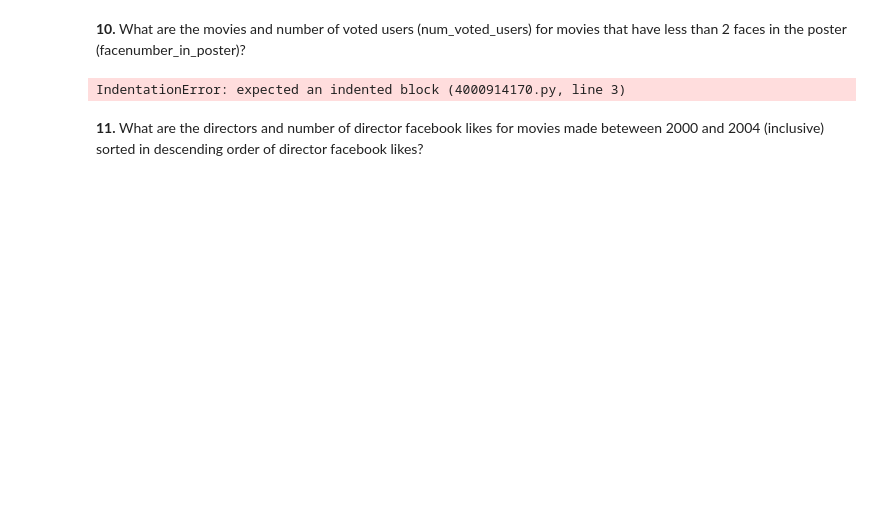
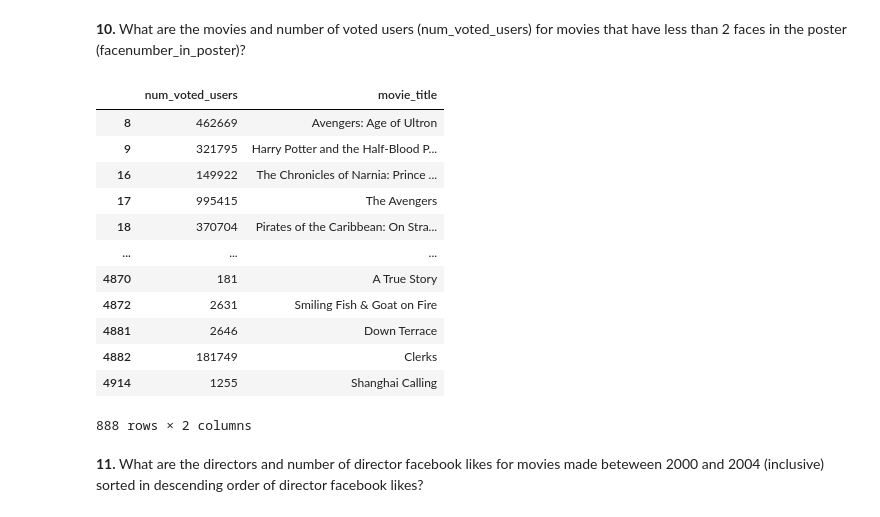
Before and after one commit to allisoncwalker/CIS277-FA22-Lab1, a Jupyter notebook: Lab1.ipynb, the cells around one changed output. Drawn from its saved outputs; the diff is of its cells as text; code cells hidden in the pictures; blank space fills up the shorter version.

```diff
--- a/Lab1.ipynb
+++ b/Lab1.ipynb
@@ -108,9 +150,23 @@ Tommy
 # %% [markdown]
 **10.**  What are the movies and number of voted users (num_voted_users) for movies that have less than 2 faces in the poster (facenumber_in_poster)?
-# %%
-face_limit = 2
-if (movies_df['facenumber_in_poster'] > face_limit):
-# %% [output]
-IndentationError: expected an indented block (4000914170.py, line 3)
+# %%
+year = ((movies_df.facenumber_in_poster > 2))
+
+
+movies_df[year][["num_voted_users", "movie_title"]]
+# %% [output]
+|  | num_voted_users | movie_title |
+| 8 | 462669 | Avengers: Age of Ultron |
+| 9 | 321795 | Harry Potter and the Half-Blood P... |
+| 16 | 149922 | The Chronicles of Narnia: Prince ... |
+| 17 | 995415 | The Avengers |
+| 18 | 370704 | Pirates of the Caribbean: On Stra... |
+| ... | ... | ... |
+| 4870 | 181 | A True Story |
+| 4872 | 2631 | Smiling Fish & Goat on Fire |
+| 4881 | 2646 | Down Terrace |
+| 4882 | 181749 | Clerks |
+| 4914 | 1255 | Shanghai Calling |
+888 rows × 2 columns
 # %% [markdown]
 **11.** What are the directors and number of director facebook likes for movies made beteween 2000 and 2004 (inclusive) sorted in descending order of director facebook likes?
```
Also changed, not shown: parts of 13 cells of this notebook.
